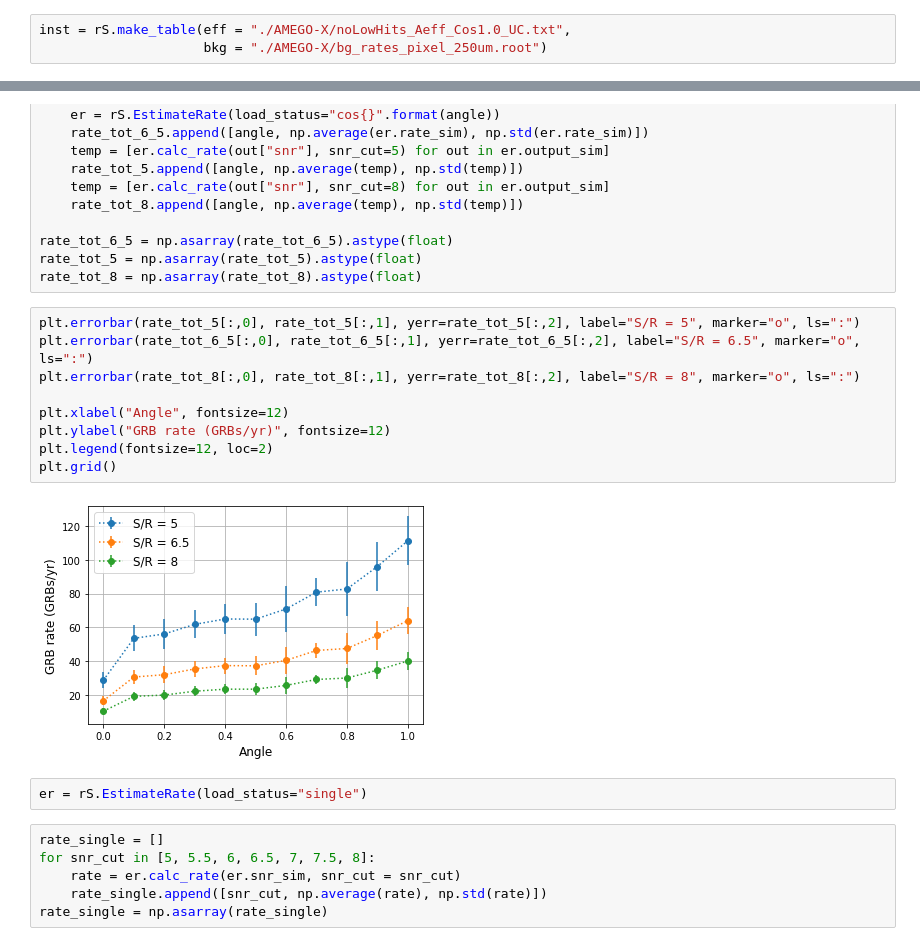
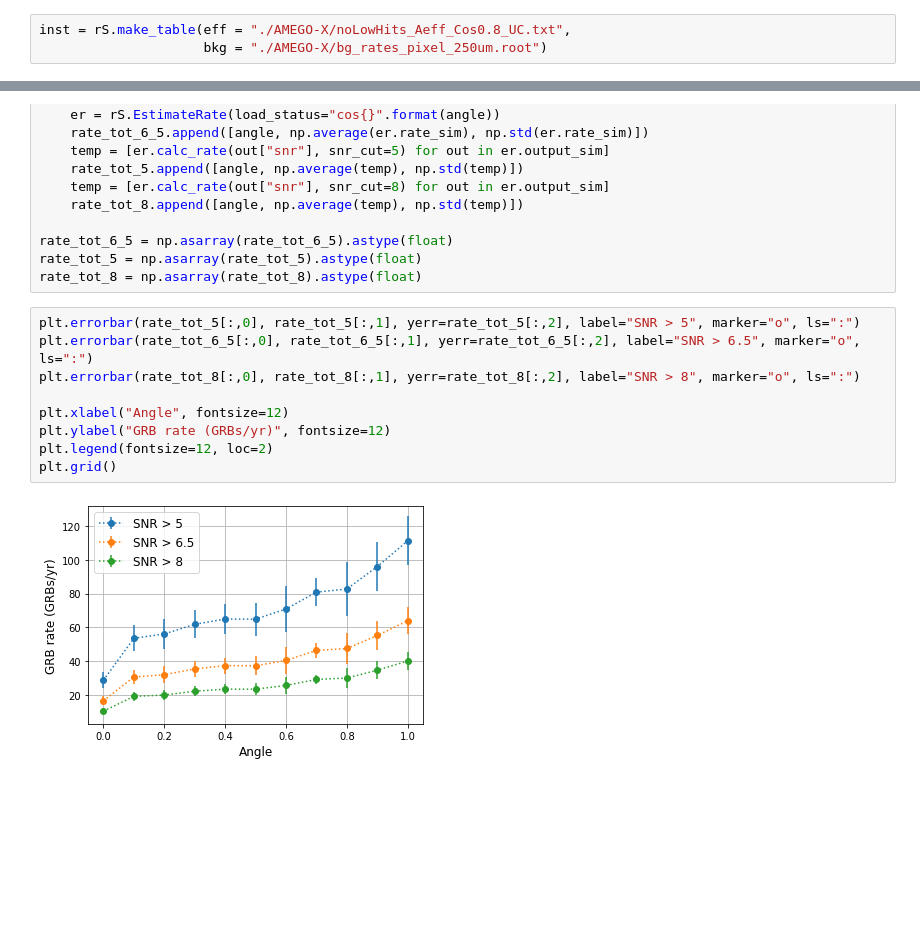
Before and after one commit to takdg123/grb_rate, a Jupyter notebook: tutorial.ipynb, the cells around one changed output, grey strips where cells are left out. Saved outputs shown, nothing was run; the diff lists cells and outputs as text; blank space fills up the shorter version.

```diff
--- a/tutorial.ipynb
+++ b/tutorial.ipynb
@@ -21,7 +25,7 @@ table = rS.generate_bursts(logNlogS, plotting=True)
 # %% [markdown]
 ## 3. Loading instrument IRFs and backgrounds
 # %%
-inst = rS.make_table(eff = "./AMEGO-X/noLowHits_Aeff_Cos1.0_UC.txt",
+inst = rS.make_table(eff = "./AMEGO-X/noLowHits_Aeff_Cos0.8_UC.txt",
                      bkg = "./AMEGO-X/bg_rates_pixel_250um.root")
 # %%
 inst
@@ -229,21 +253,13 @@ rate_tot_6_5 = np.asarray(rate_tot_6_5).astype(float)
 rate_tot_5 = np.asarray(rate_tot_5).astype(float)
 rate_tot_8 = np.asarray(rate_tot_8).astype(float)
 # %%
-plt.errorbar(rate_tot_5[:,0], rate_tot_5[:,1], yerr=rate_tot_5[:,2], label="S/R = 5", marker="o", ls=":")
-plt.errorbar(rate_tot_6_5[:,0], rate_tot_6_5[:,1], yerr=rate_tot_6_5[:,2], label="S/R = 6.5", marker="o", ls=":")
-plt.errorbar(rate_tot_8[:,0], rate_tot_8[:,1], yerr=rate_tot_8[:,2], label="S/R = 8", marker="o", ls=":")
+plt.errorbar(rate_tot_5[:,0], rate_tot_5[:,1], yerr=rate_tot_5[:,2], label="SNR > 5", marker="o", ls=":")
+plt.errorbar(rate_tot_6_5[:,0], rate_tot_6_5[:,1], yerr=rate_tot_6_5[:,2], label="SNR > 6.5", marker="o", ls=":")
+plt.errorbar(rate_tot_8[:,0], rate_tot_8[:,1], yerr=rate_tot_8[:,2], label="SNR > 8", marker="o", ls=":")
 
 plt.xlabel("Angle", fontsize=12)
 plt.ylabel("GRB rate (GRBs/yr)", fontsize=12)
 plt.legend(fontsize=12, loc=2)
 plt.grid()
 # %% [output]
-[figure, old version]
+[figure, new version]
-# %%
-er = rS.EstimateRate(load_status="single")
-# %%
-rate_single = []
-for snr_cut in [5, 5.5, 6, 6.5, 7, 7.5, 8]:
-    rate = er.calc_rate(er.snr_sim, snr_cut = snr_cut)
-    rate_single.append([snr_cut, np.average(rate), np.std(rate)])
-rate_single = np.asarray(rate_single)
```
Also changed, not shown: parts of 11 cells of this notebook, 1 other file.
